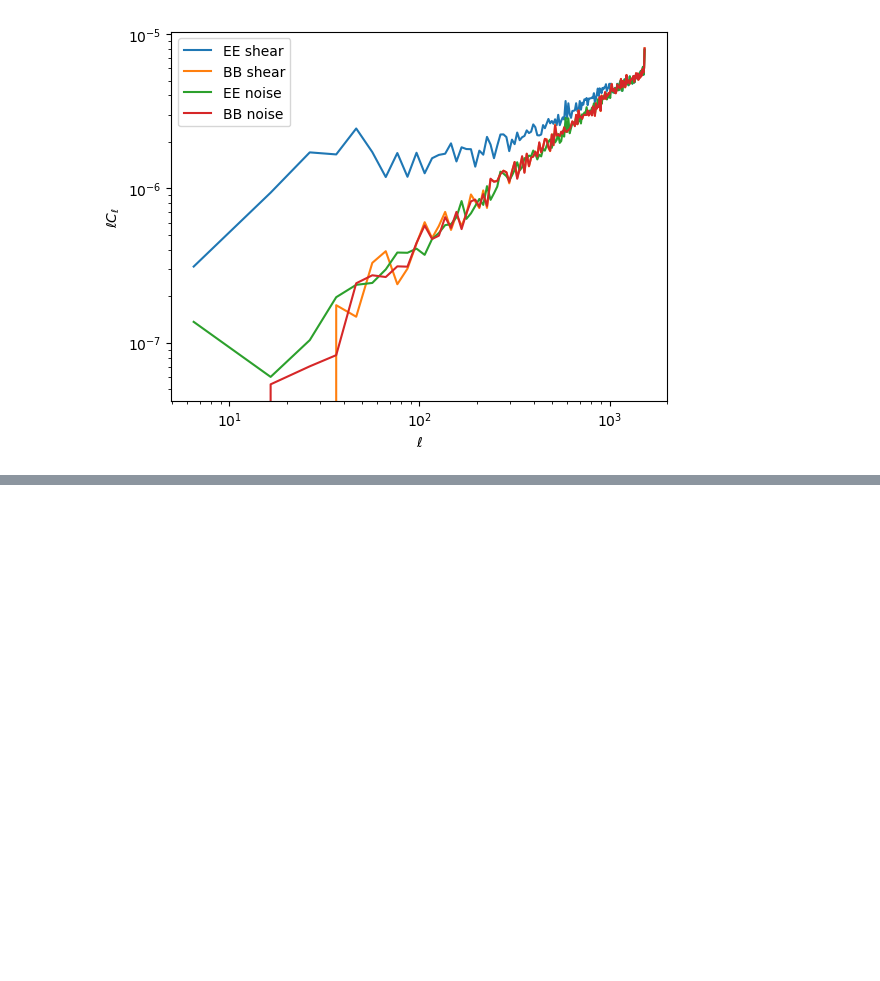
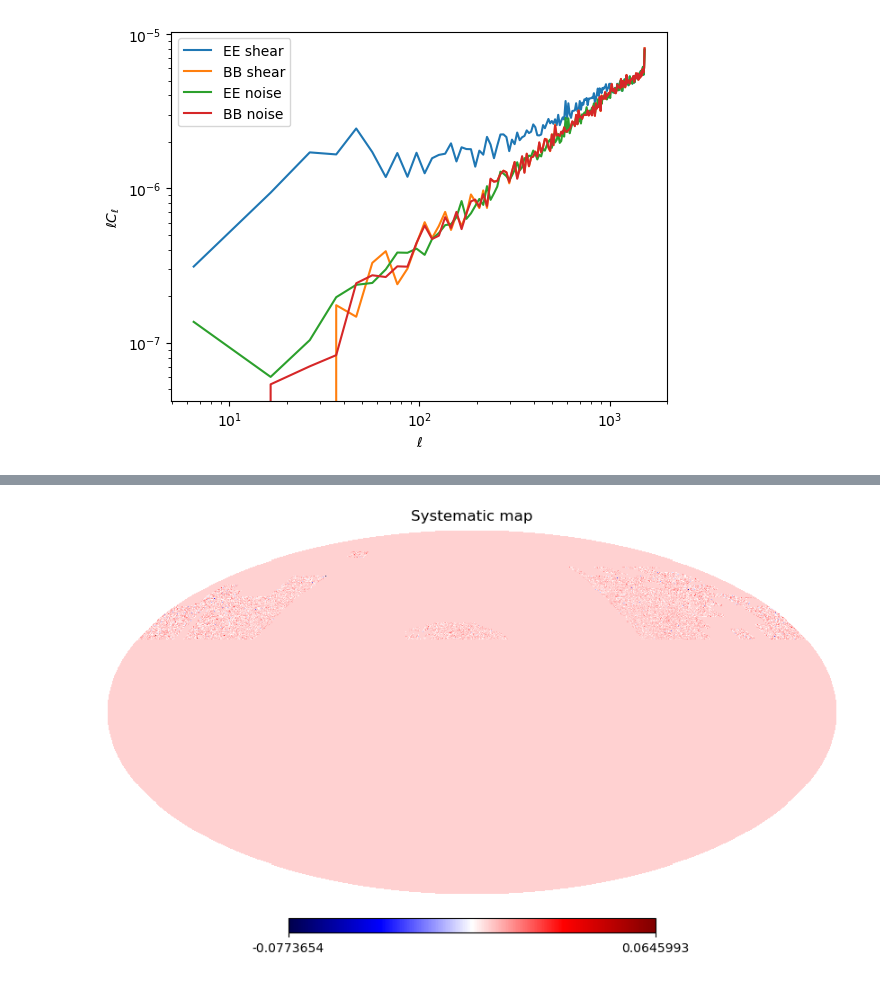
Before and after one commit to sachaguer/UNIONS_forward_model, a Jupyter notebook: notebooks/summary_statistics.ipynb, the cells around one changed output, grey strips where cells are left out. Drawn from its saved outputs; the diff is of its cells as text; code cells hidden in the pictures; blank space fills up the shorter version.

```diff
--- a/notebooks/summary_statistics.ipynb
+++ b/notebooks/summary_statistics.ipynb
@@ -98,0 +183,13 @@ plt.show()
+# %%
+#Influence of the systematic map
+systematic_map = np.zeros(hp.nside2npix(nside), dtype=np.complex128)
+
+star_map = sim['bin_4']['sys_map']
+idx_star = sim['bin_4']['idx_star']
+
+systematic_map[idx_star] += star_map
+
+hp.mollview(systematic_map, title='Systematic map', cmap='seismic')
+plt.show()
+# %% [output]
+[figure, added]
```
Also changed, not shown: parts of 16 cells of this notebook, 5 other files.
